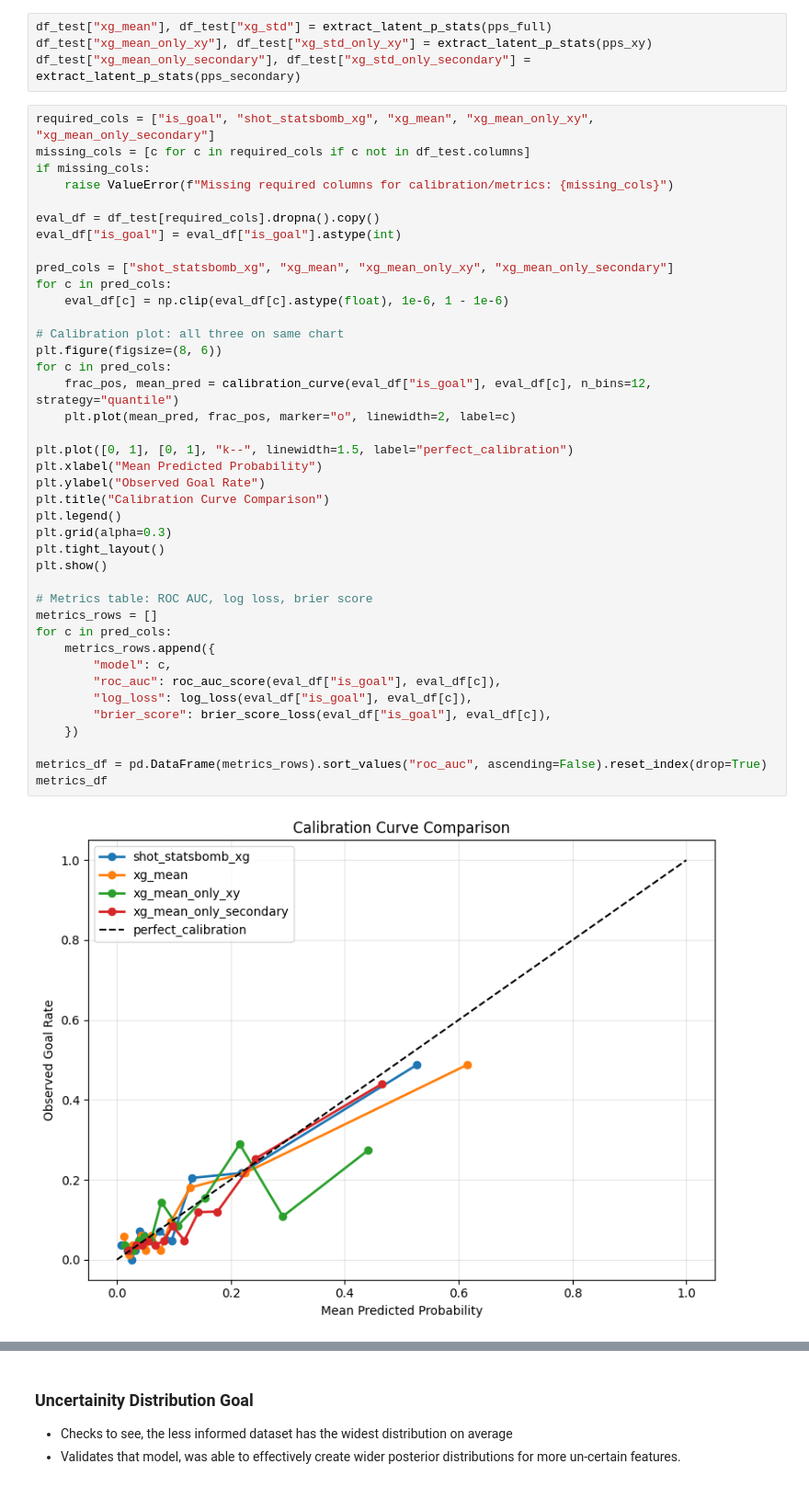
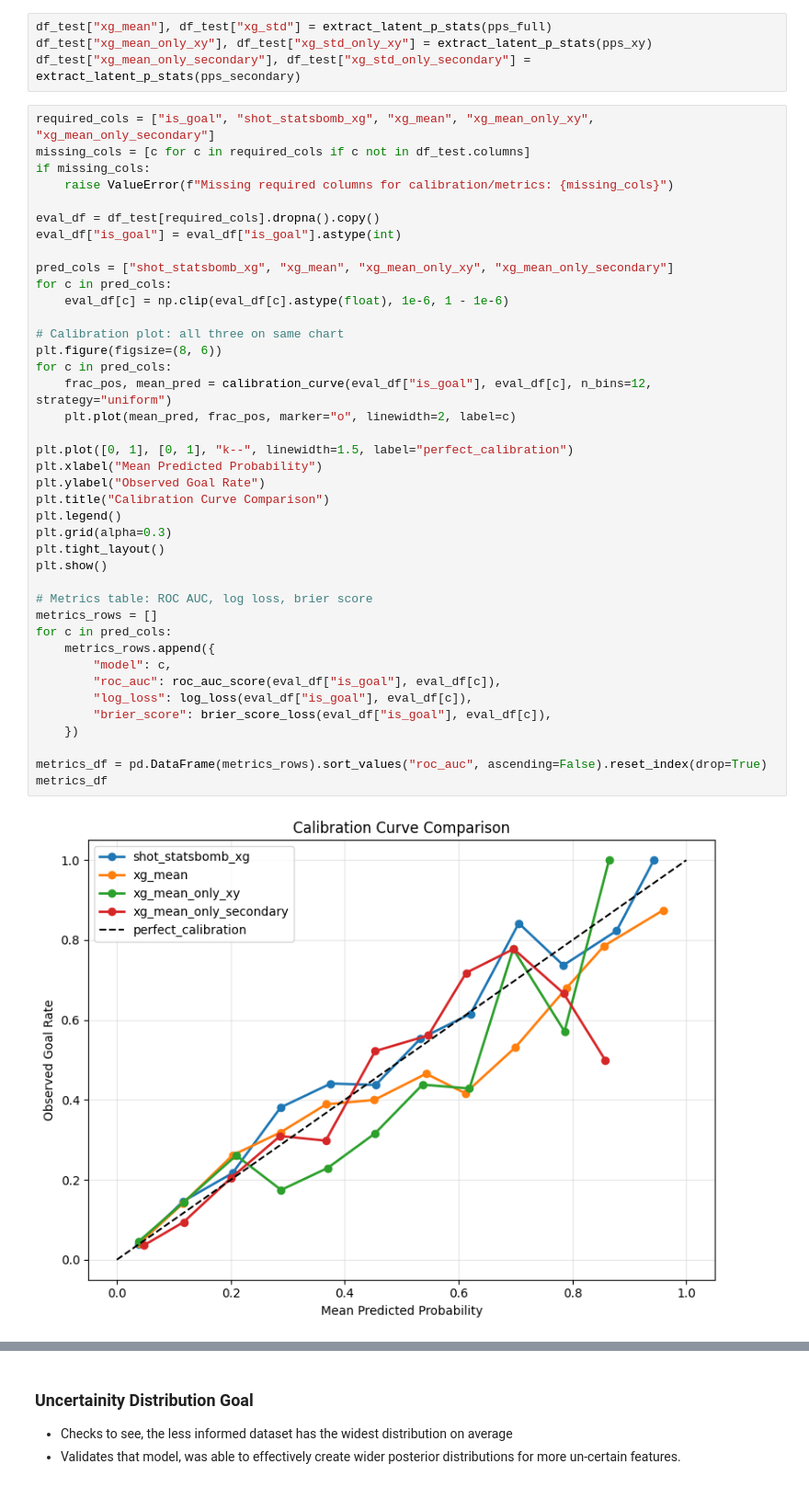
Before and after one commit to addybrown/DataScienceProjects, a Jupyter notebook: BayesianXgModel/BayesianXgModel.ipynb, the cells around one changed output, grey strips where cells are left out. Shown at 92% size. Drawn from its saved outputs; the diff is of its cells as text.

```diff
--- a/BayesianXgModel/BayesianXgModel.ipynb
+++ b/BayesianXgModel/BayesianXgModel.ipynb
@@ -1550,33 +1615,33 @@ pred_cols = ["shot_statsbomb_xg", "xg_mean", "xg_mean_only_xy", "xg_mean_only_se
 for c in pred_cols:
     eval_df[c] = np.clip(eval_df[c].astype(float), 1e-6, 1 - 1e-6)
 
 # Calibration plot: all three on same chart
 plt.figure(figsize=(8, 6))
 for c in pred_cols:
-    frac_pos, mean_pred = calibration_curve(eval_df["is_goal"], eval_df[c], n_bins=12, strategy="quantile")
+    frac_pos, mean_pred = calibration_curve(eval_df["is_goal"], eval_df[c], n_bins=12, strategy="uniform")
     plt.plot(mean_pred, frac_pos, marker="o", linewidth=2, label=c)
 
 plt.plot([0, 1], [0, 1], "k--", linewidth=1.5, label="perfect_calibration")
 plt.xlabel("Mean Predicted Probability")
 plt.ylabel("Observed Goal Rate")
 plt.title("Calibration Curve Comparison")
 plt.legend()
 plt.grid(alpha=0.3)
 plt.tight_layout()
 plt.show()
 
 # Metrics table: ROC AUC, log loss, brier score
 metrics_rows = []
 for c in pred_cols:
     metrics_rows.append({
         "model": c,
         "roc_auc": roc_auc_score(eval_df["is_goal"], eval_df[c]),
         "log_loss": log_loss(eval_df["is_goal"], eval_df[c]),
         "brier_score": brier_score_loss(eval_df["is_goal"], eval_df[c]),
     })
 
 metrics_df = pd.DataFrame(metrics_rows).sort_values("roc_auc", ascending=False).reset_index(drop=True)
 metrics_df
 # %% [output]
-[figure, old version]
+[figure, new version]
 |  | model | roc_auc | log_loss | brier_score |
```
Also changed, not shown: parts of 23 cells of this notebook.
